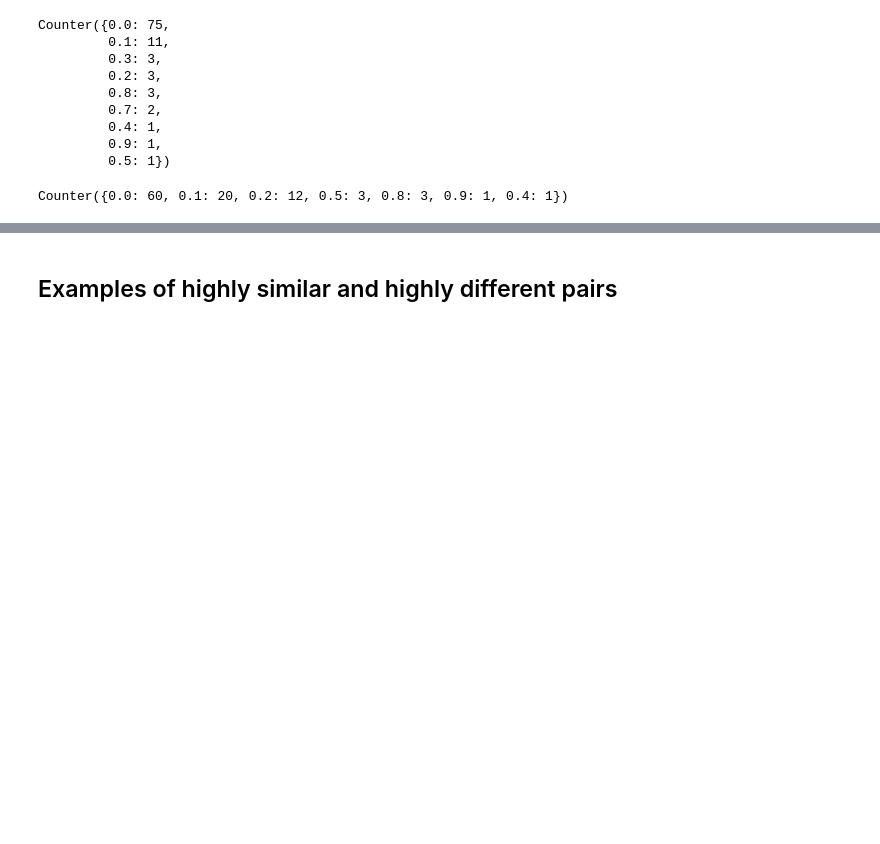
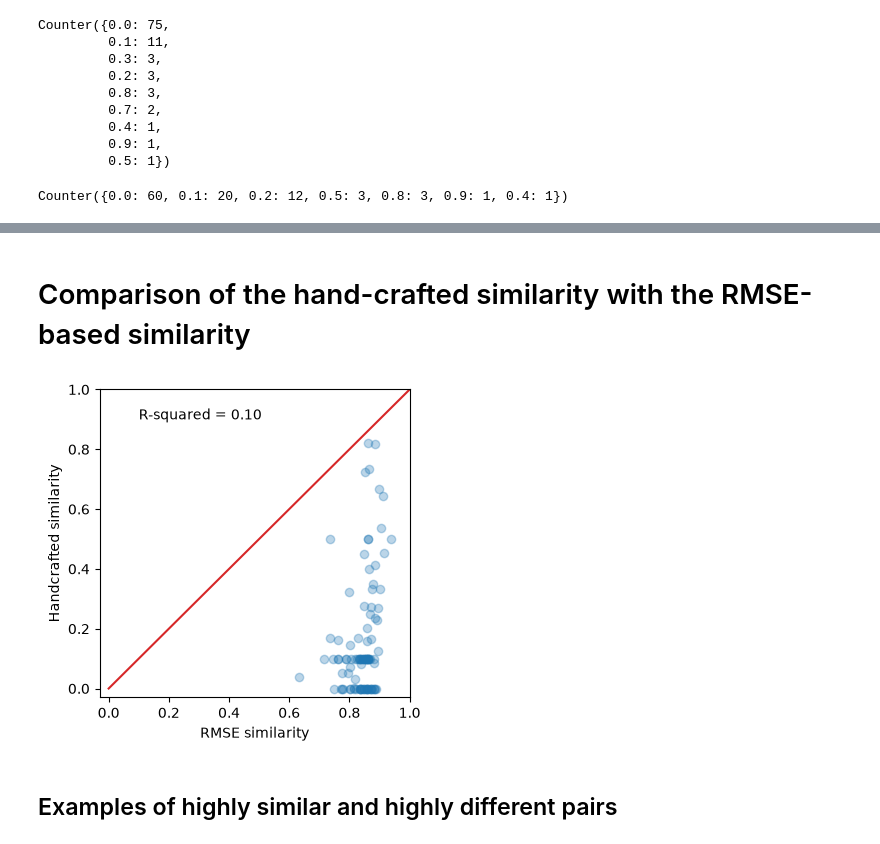
Before and after one commit to ArnaoutLab/diversity_notebooks_and_data, a Jupyter notebook: pathology/pathology_fig8.ipynb, the cells around one changed output, grey strips where cells are left out. Drawn from its saved outputs; the diff is of its cells as text; code cells hidden in the pictures; blank space fills up the shorter version.

Commit message:
added comparison to RMSE similarity

```diff
--- a/pathology/pathology_fig8.ipynb
+++ b/pathology/pathology_fig8.ipynb
@@ -1420,0 +1436,2 @@ plt.show()
+# %% [markdown]
+# Comparison of the hand-crafted similarity with the RMSE-based similarity
@@ -1421,3 +1462,27 @@ plt.show()
+# %%
+# Compute RMSE similarity on exactly the same 100 pairs
+rmse_similarities_of_hundred_pairs = []
+
+for first, second in hundred_pairs:
+    score = rmse_similarity(
+        shuffled_imgs[first],
+        shuffled_imgs[second]
+    )
+    rmse_similarities_of_hundred_pairs.append(score)
+# %%
+rsquared_rmse = linregress(rmse_similarities_of_hundred_pairs, similarities_of_hundred_pairs).rvalue**2
+# %%
+plt.figure(figsize=(4,4))
+plt.scatter(rmse_similarities_of_hundred_pairs, similarities_of_hundred_pairs, alpha=0.3)
+plt.xlabel('RMSE similarity')
+plt.ylabel('Handcrafted similarity')
+plt.xlim(-0.03, 1)
+plt.ylim(-0.03, 1)
+plt.plot((0, 1), (0, 1), c="tab:red")
+plt.annotate("R-squared = {:.2f}".format(rsquared_rmse), (0.1, 0.9))
+plt.show()
+# %% [output]
+[figure, added]
 # %% [markdown]
 ## Examples of highly similar and highly different pairs
 # %%
```
Also changed, not shown: parts of 25 cells of this notebook, 1 other file.
